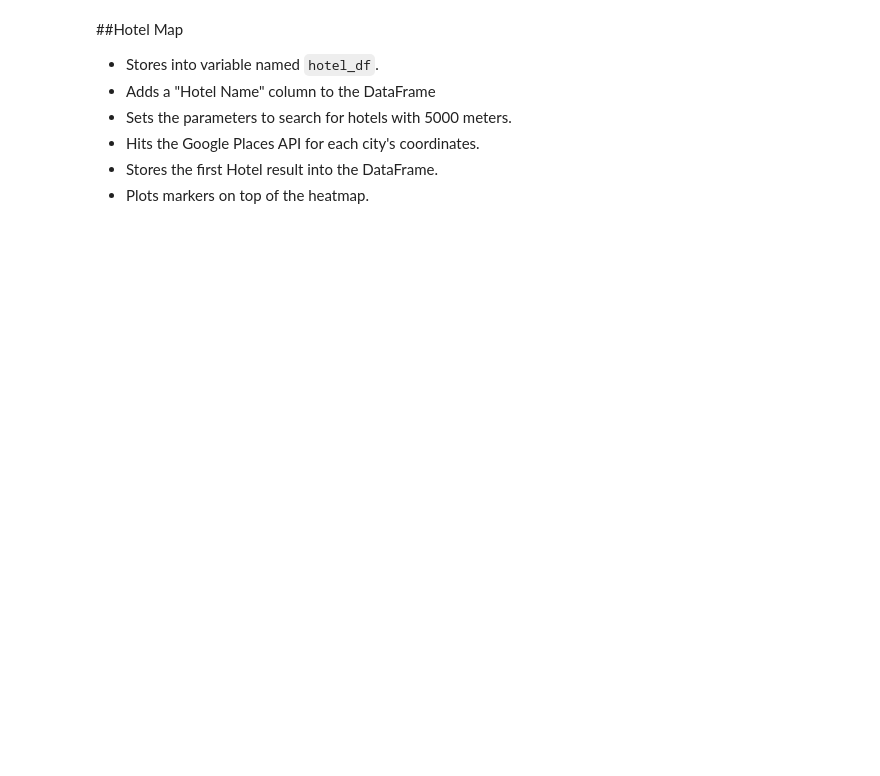
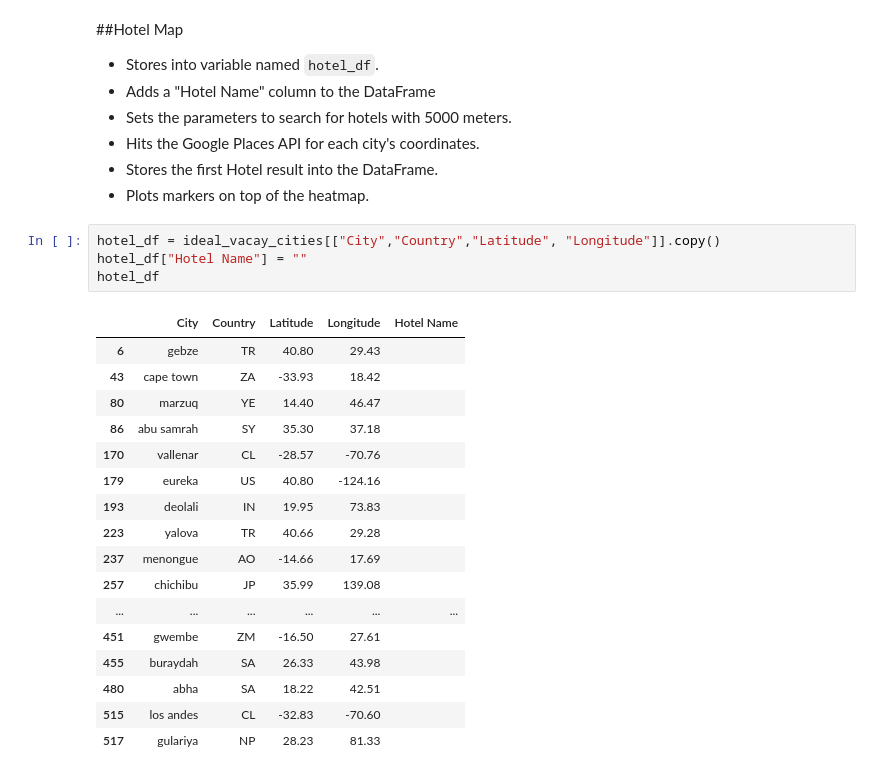
Before and after one commit to doublealogic/api-challenge-python, a Jupyter notebook: VacationPy/VacationPy.ipynb, the cells around one changed output. Drawn from its saved outputs; the diff is of its cells as text; blank space fills up the shorter version.

```diff
--- a/VacationPy/VacationPy.ipynb
+++ b/VacationPy/VacationPy.ipynb
@@ -72,3 +96,25 @@ Narrows down the cities to fit the following weather conditions and drops any ro
 * Hits the Google Places API for each city's coordinates.
 * Stores the first Hotel result into the DataFrame.
 * Plots markers on top of the heatmap.
+# %%
+hotel_df = ideal_vacay_cities[["City","Country","Latitude", "Longitude"]].copy()
+hotel_df["Hotel Name"] = ""
+hotel_df
+# %% [output]
+|  | City | Country | Latitude | Longitude | Hotel Name |
+| 6 | gebze | TR | 40.80 | 29.43 |  |
+| 43 | cape town | ZA | -33.93 | 18.42 |  |
+| 80 | marzuq | YE | 14.40 | 46.47 |  |
+| 86 | abu samrah | SY | 35.30 | 37.18 |  |
+| 170 | vallenar | CL | -28.57 | -70.76 |  |
+| 179 | eureka | US | 40.80 | -124.16 |  |
+| 193 | deolali | IN | 19.95 | 73.83 |  |
+| 223 | yalova | TR | 40.66 | 29.28 |  |
+| 237 | menongue | AO | -14.66 | 17.69 |  |
+| 257 | chichibu | JP | 35.99 | 139.08 |  |
+| ... | ... | ... | ... | ... | ... |
+| 451 | gwembe | ZM | -16.50 | 27.61 |  |
+| 455 | buraydah | SA | 26.33 | 43.98 |  |
+| 480 | abha | SA | 18.22 | 42.51 |  |
+| 515 | los andes | CL | -32.83 | -70.60 |  |
+| 517 | gulariya | NP | 28.23 | 81.33 |  |
```
Also changed, not shown: parts of 5 cells of this notebook, 1 other file.
